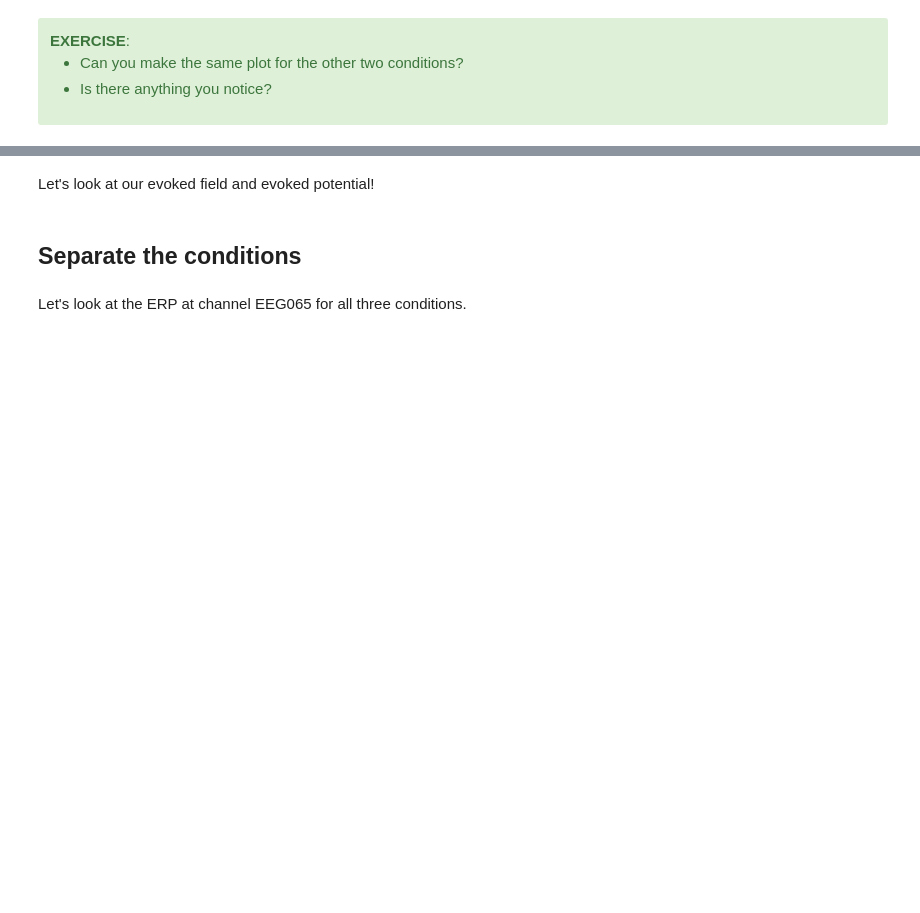
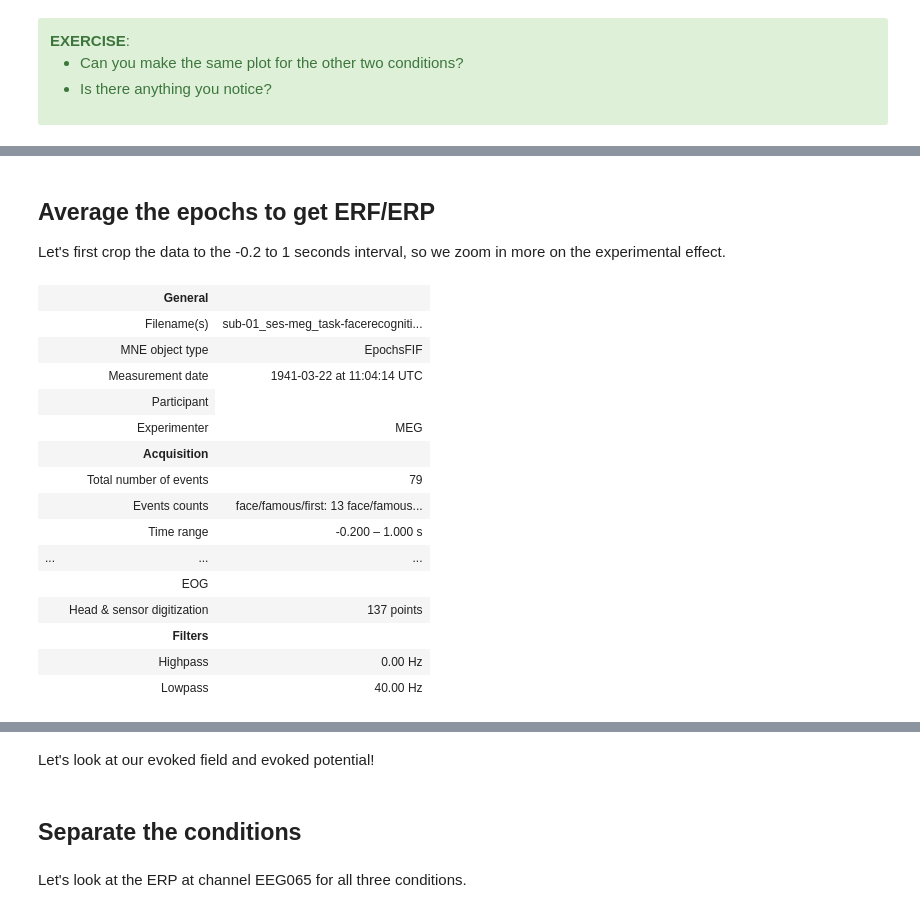
Before and after one commit to wmvanvliet/mne_practical_meeg_2025, a Jupyter notebook: 2-Time_domain_evoked_responses.ipynb, the cells around one changed output, grey strips where cells are left out. Saved outputs shown, nothing was run; the diff lists cells and outputs as text; code cells hidden in the pictures; blank space fills up the shorter version.

```diff
--- a/2-Time_domain_evoked_responses.ipynb
+++ b/2-Time_domain_evoked_responses.ipynb
@@ -73 +125,24 @@ epochs['famous'].plot_image(picks='MEG2143', sigma=1.);
+# %% [markdown]
+## Average the epochs to get ERF/ERP
+
+Let's first crop the data to the -0.2 to 1 seconds interval, so we zoom in more on the experimental effect.
+# %%
+epochs.crop(-0.2, 1)
+# %% [output]
+|  | General |  |
+|  | Filename(s) | sub-01_ses-meg_task-facerecogniti... |
+|  | MNE object type | EpochsFIF |
+|  | Measurement date | 1941-03-22 at 11:04:14 UTC |
+|  | Participant |
+|  | Experimenter | MEG |
+|  | Acquisition |  |
+|  | Total number of events | 79 |
+|  | Events counts | face/famous/first: 13 face/famous... |
+|  | Time range | -0.200 – 1.000 s |
+| ... | ... | ... |
+|  | EOG |  |
+|  | Head & sensor digitization | 137 points |
+|  | Filters |  |
+|  | Highpass | 0.00 Hz |
+|  | Lowpass | 40.00 Hz |
 # %%
```
Also changed, not shown: parts of 31 cells of this notebook, 2 other files.
